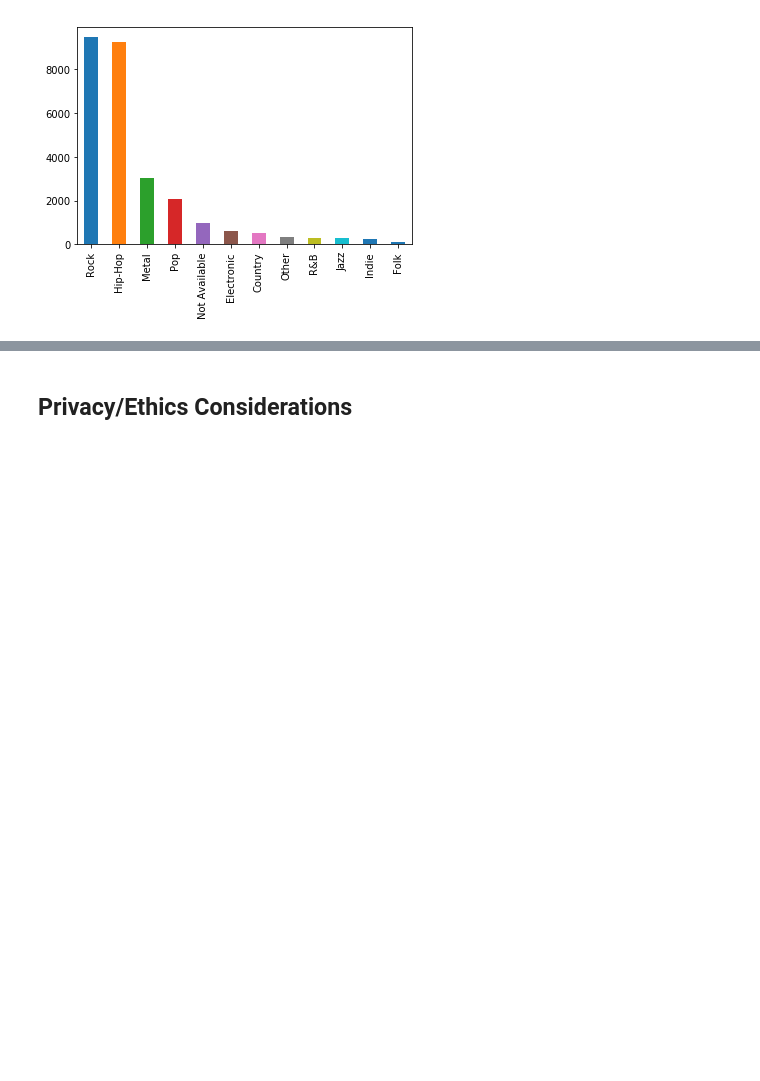
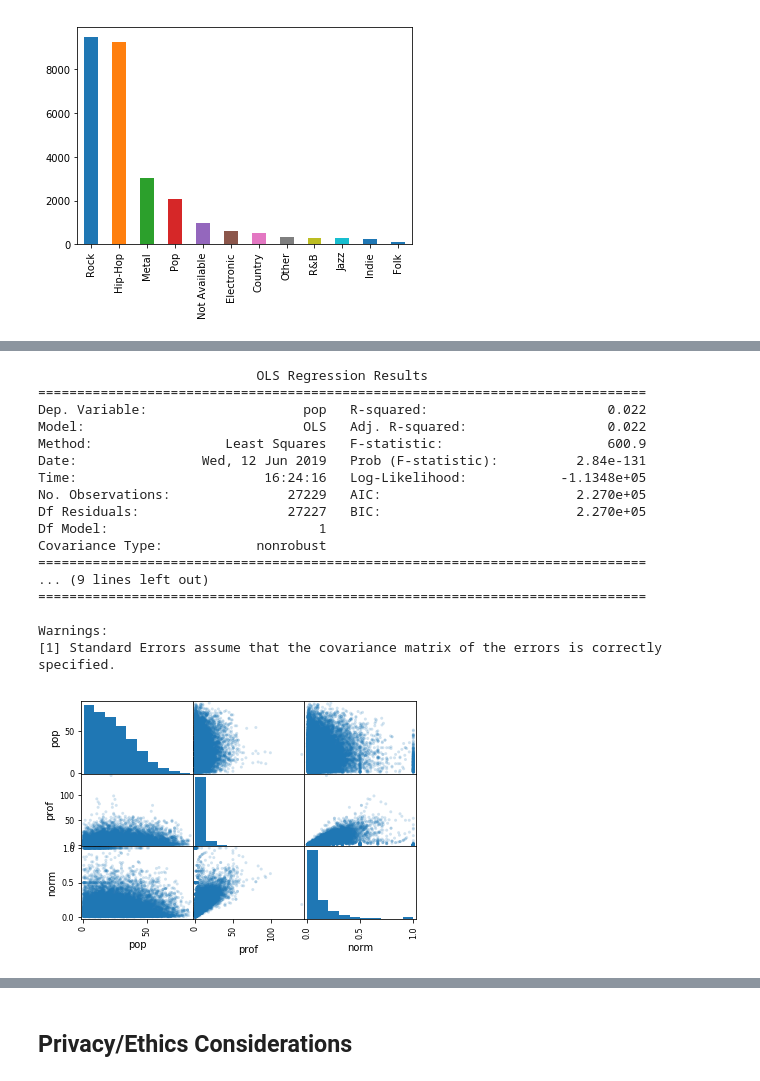
Before and after one commit to igneel73/Swearpop, a Jupyter notebook: Final Report.ipynb, the cells around one changed output, grey strips where cells are left out. Cells and saved outputs as stored; diff of their text form; code cells hidden in the pictures; blank space fills up the shorter version.

```diff
--- a/Final Report.ipynb
+++ b/Final Report.ipynb
@@ -293,0 +324,27 @@ f5 = plt.gcf()
+# %%
+# 1. prof, and pop
+f5 = pd.scatter_matrix(with_prof[["pop", "prof", "norm"]], alpha=0.2)
+
+outcome_1, predictors_1 = patsy.dmatrices('pop ~ prof', with_prof)
+mod_1 = sm.OLS(outcome_1, predictors_1)
+res_1 = mod_1.fit()
+print(res_1.summary())
+# %% [output]
+                            OLS Regression Results
+==============================================================================
+Dep. Variable:                    pop   R-squared:                       0.022
+Model:                            OLS   Adj. R-squared:                  0.022
+Method:                 Least Squares   F-statistic:                     600.9
+Date:                Wed, 12 Jun 2019   Prob (F-statistic):          2.84e-131
+Time:                        16:24:16   Log-Likelihood:            -1.1348e+05
+No. Observations:               27229   AIC:                         2.270e+05
+Df Residuals:                   27227   BIC:                         2.270e+05
+Df Model:                           1
+Covariance Type:            nonrobust
+==============================================================================
+... (9 lines left out)
+==============================================================================
+
+Warnings:
+[1] Standard Errors assume that the covariance matrix of the errors is correctly specified.
+[figure, added]
```
Also changed, not shown: parts of 9 cells of this notebook.
